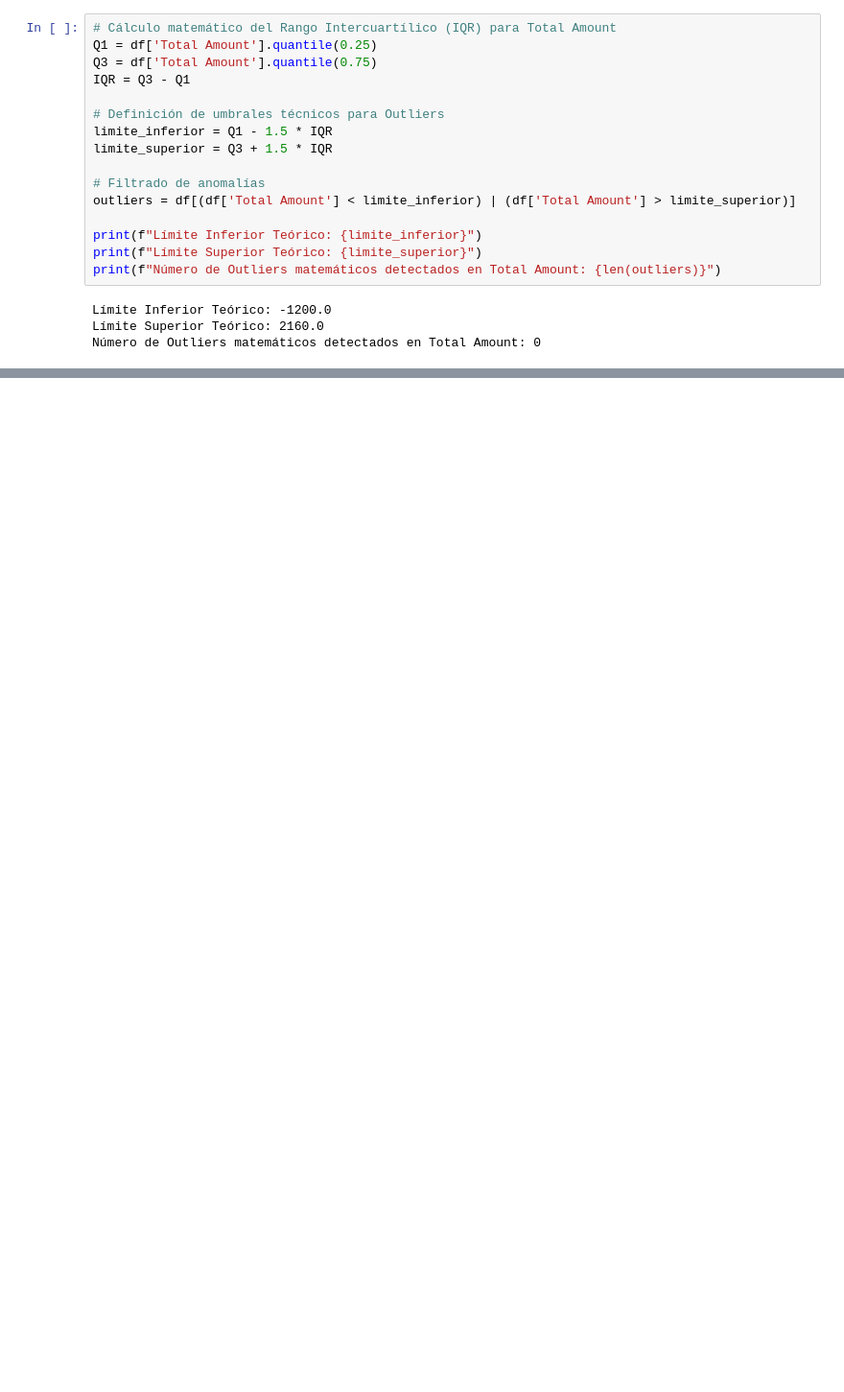
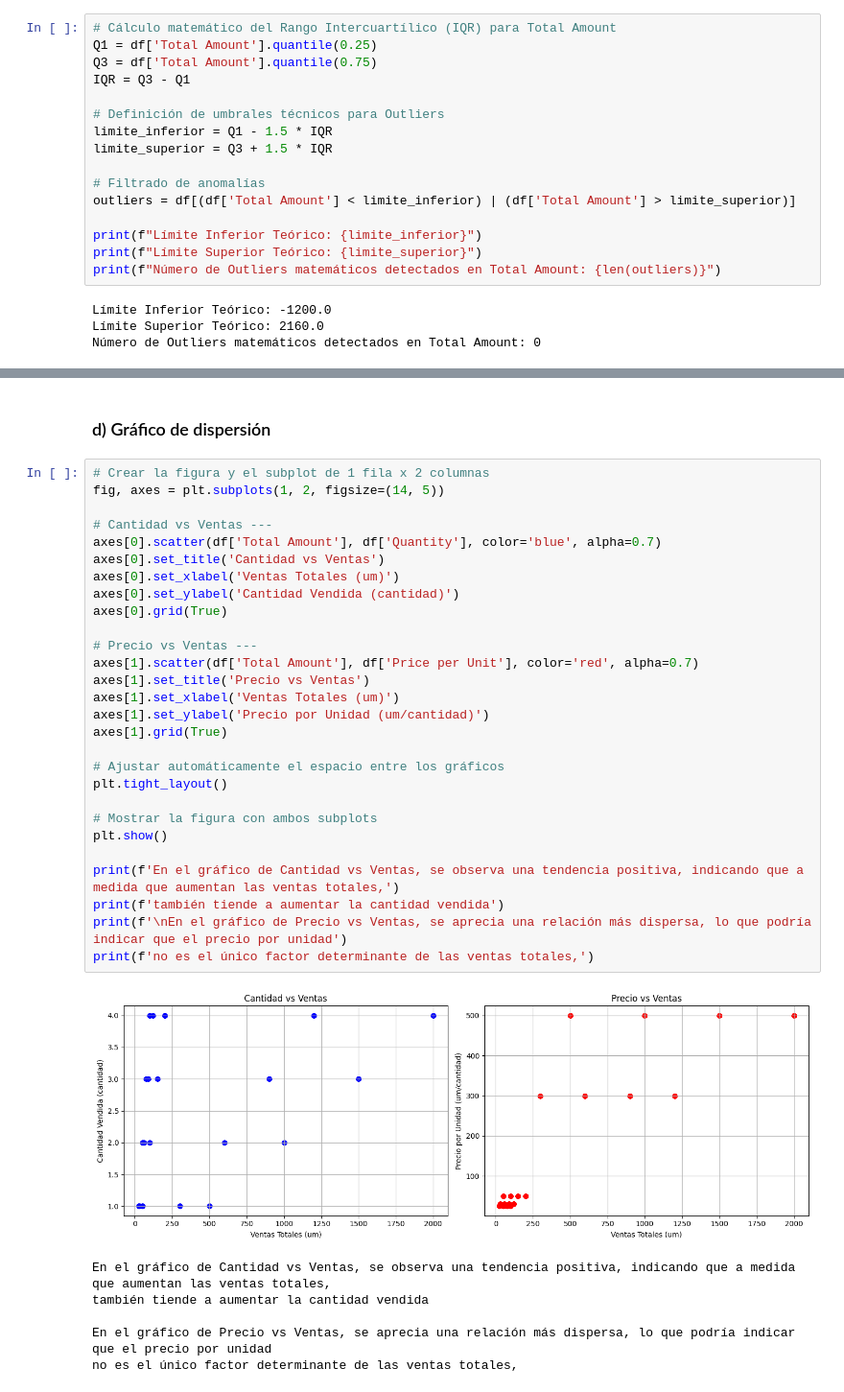
Before and after one commit to nickolemarinD/retail-sales-analysis, a Jupyter notebook: notebooks/Core_12.ipynb, the cells around one changed output, grey strips where cells are left out. Shown at 96% size. Saved outputs shown, nothing was run; the diff lists cells and outputs as text; blank space fills up the shorter version.

```diff
--- a/notebooks/Core_12.ipynb
+++ b/notebooks/Core_12.ipynb
@@ -125,0 +303,37 @@ Número de Outliers matemáticos detectados en Total Amount: 0
+# %% [markdown]
+### d) Gráfico de dispersión
+# %%
+# Crear la figura y el subplot de 1 fila x 2 columnas
+fig, axes = plt.subplots(1, 2, figsize=(14, 5))
+
+# Cantidad vs Ventas ---
+axes[0].scatter(df['Total Amount'], df['Quantity'], color='blue', alpha=0.7)
+axes[0].set_title('Cantidad vs Ventas')
+axes[0].set_xlabel('Ventas Totales (um)')
+axes[0].set_ylabel('Cantidad Vendida (cantidad)')
+axes[0].grid(True)
+
+# Precio vs Ventas ---
+axes[1].scatter(df['Total Amount'], df['Price per Unit'], color='red', alpha=0.7)
+axes[1].set_title('Precio vs Ventas')
+axes[1].set_xlabel('Ventas Totales (um)')
+axes[1].set_ylabel('Precio por Unidad (um/cantidad)')
+axes[1].grid(True)
+
+# Ajustar automáticamente el espacio entre los gráficos
+plt.tight_layout()
+
+# Mostrar la figura con ambos subplots
+plt.show()
+
+print(f'En el gráfico de Cantidad vs Ventas, se observa una tendencia positiva, indicando que a medida que aumentan las ventas totales,')
+print(f'también tiende a aumentar la cantidad vendida')
+print(f'\nEn el gráfico de Precio vs Ventas, se aprecia una relación más dispersa, lo que podría indicar que el precio por unidad')
+print(f'no es el único factor determinante de las ventas totales,')
+# %% [output]
+[figure, added]
+En el gráfico de Cantidad vs Ventas, se observa una tendencia positiva, indicando que a medida que aumentan las ventas totales,
+también tiende a aumentar la cantidad vendida
+
+En el gráfico de Precio vs Ventas, se aprecia una relación más dispersa, lo que podría indicar que el precio por unidad
+no es el único factor determinante de las ventas totales,
```
Also changed, not shown: parts of 22 cells of this notebook.
